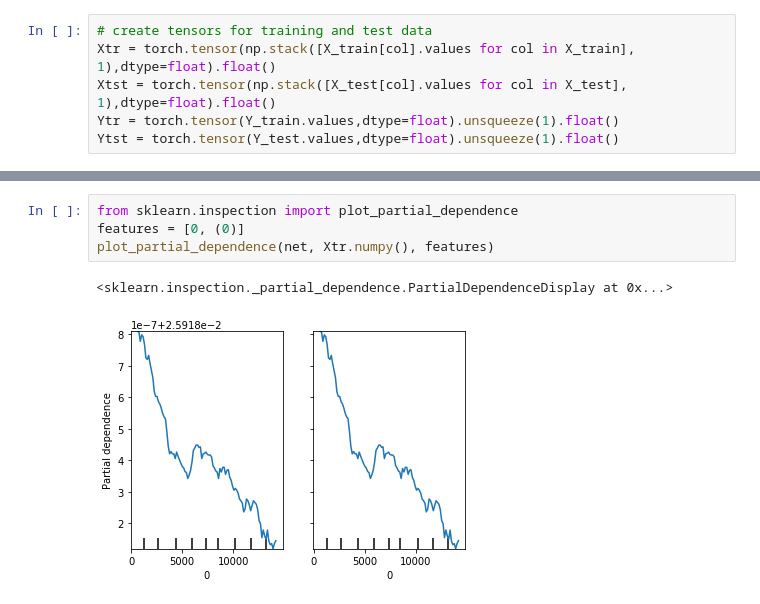
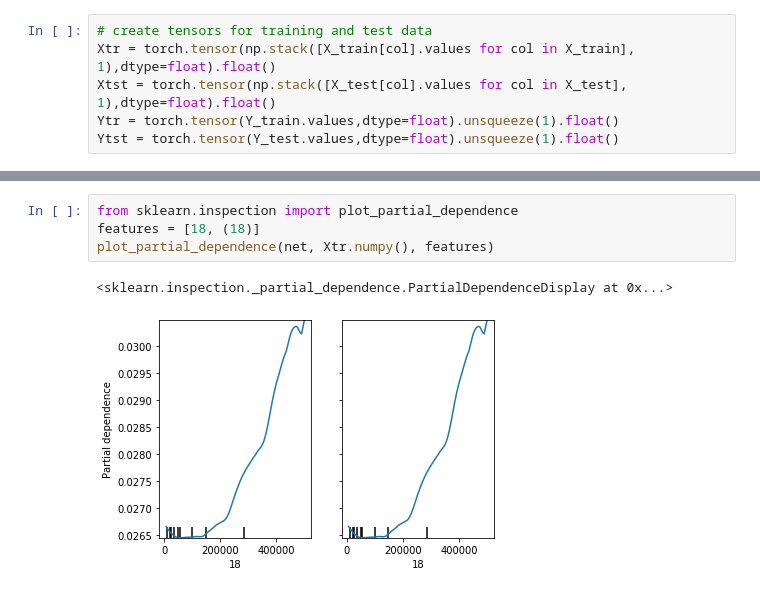
Before and after one commit to tteofili/xai-playground, a Jupyter notebook: pdp_dl.ipynb, the cells around one changed output, grey strips where cells are left out. Drawn from its saved outputs; the diff is of its cells as text.

```diff
--- a/pdp_dl.ipynb
+++ b/pdp_dl.ipynb
@@ -172,7 +149,7 @@ weighted avg       0.94      0.97      0.96     32175
 # %%
 from sklearn.inspection import plot_partial_dependence
-features = [0, (0)]
+features = [18, (18)]
 plot_partial_dependence(net, Xtr.numpy(), features)
 # %% [output]
 <sklearn.inspection._partial_dependence.PartialDependenceDisplay at 0x...>
-[figure, old version]
+[figure, new version]
```
Also changed, not shown: parts of 3 cells of this notebook, 1 other file.
